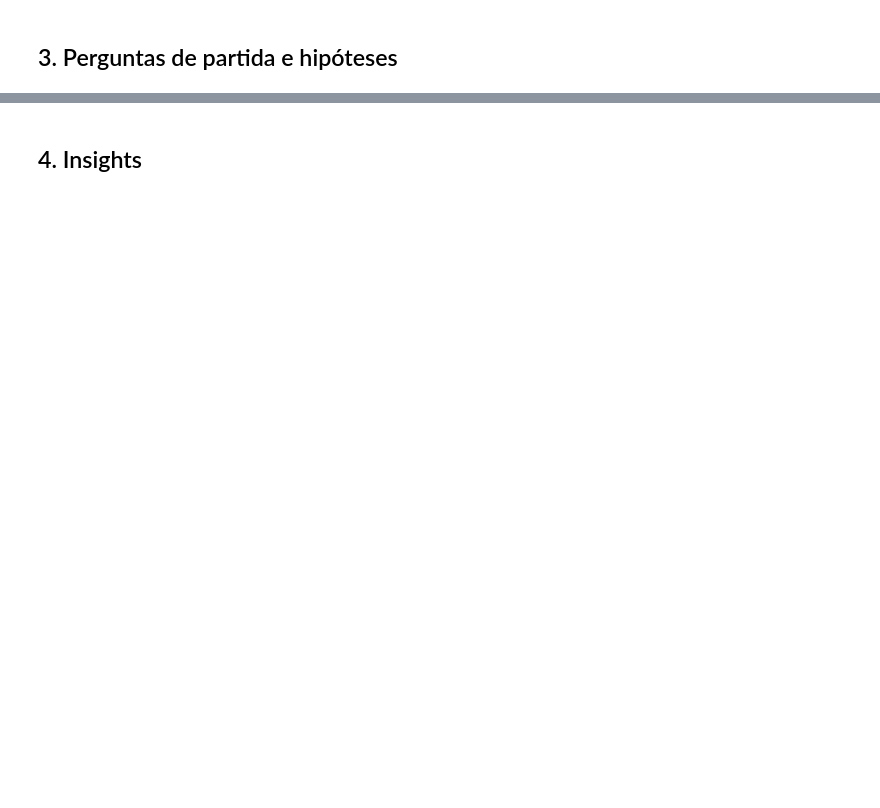
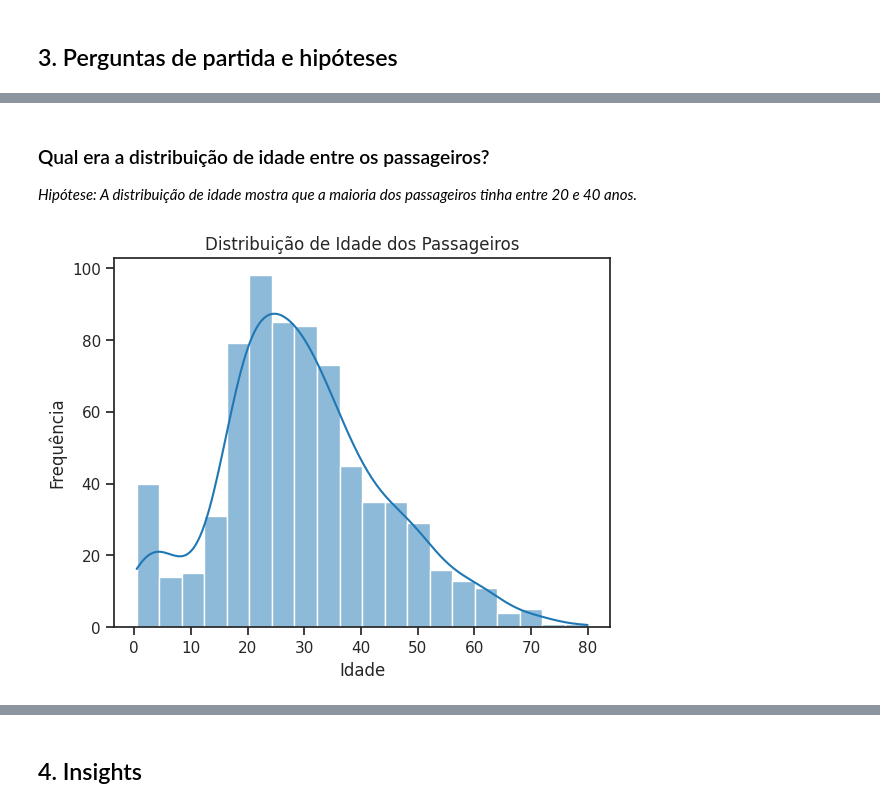
Before and after one commit to KesavaS2/Avanti-Bootcamp-cdd, a Jupyter notebook: notebooks/01-exploratory_data_analysis.ipynb, the cells around one changed output, grey strips where cells are left out. Cells and saved outputs as stored; diff of their text form; code cells hidden in the pictures; blank space fills up the shorter version.

```diff
--- a/notebooks/01-exploratory_data_analysis.ipynb
+++ b/notebooks/01-exploratory_data_analysis.ipynb
@@ -69,0 +182,15 @@ dicionario
+# %% [markdown]
+### Qual era a distribuição de idade entre os passageiros?
+
+_Hipótese: A distribuição de idade mostra que a maioria dos passageiros tinha entre 20 e 40 anos._
+# %%
+# Qual era a distribuição de idade entre os passageiros?
+file_path = ('../data/raw/titanic.csv')
+titanic_data = pd.read_csv(file_path)
+sns.histplot(titanic_data['age'].dropna(), kde=True)
+plt.title('Distribuição de Idade dos Passageiros')
+plt.xlabel('Idade')
+plt.ylabel('Frequência')
+plt.show()
+# %% [output]
+[figure, added]
```
Also changed, not shown: parts of 16 cells of this notebook.
